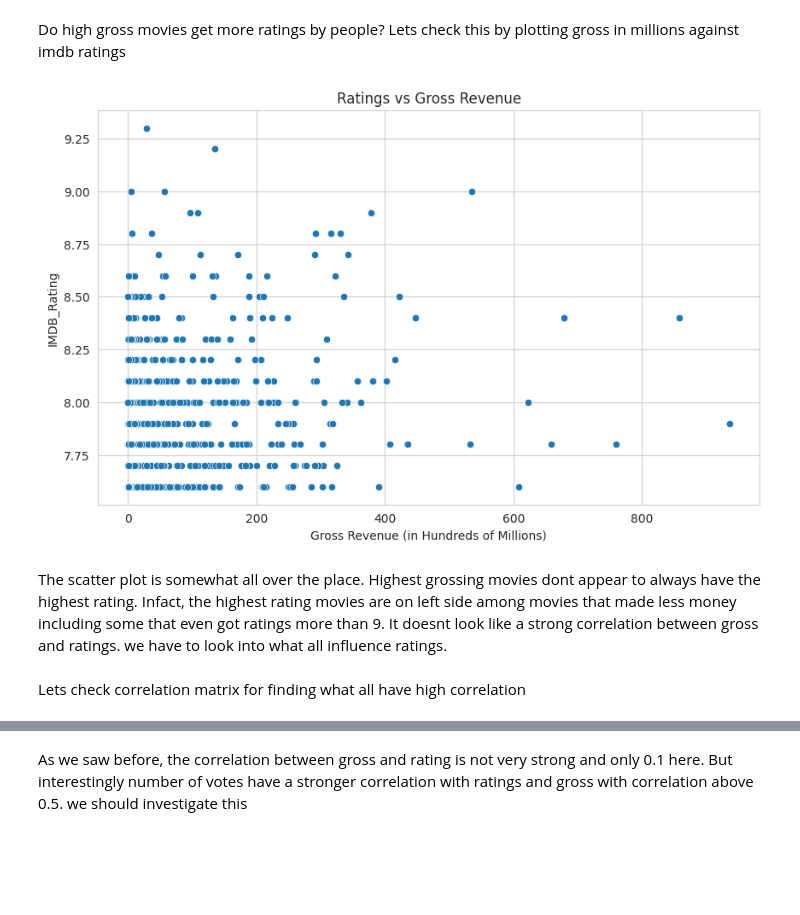
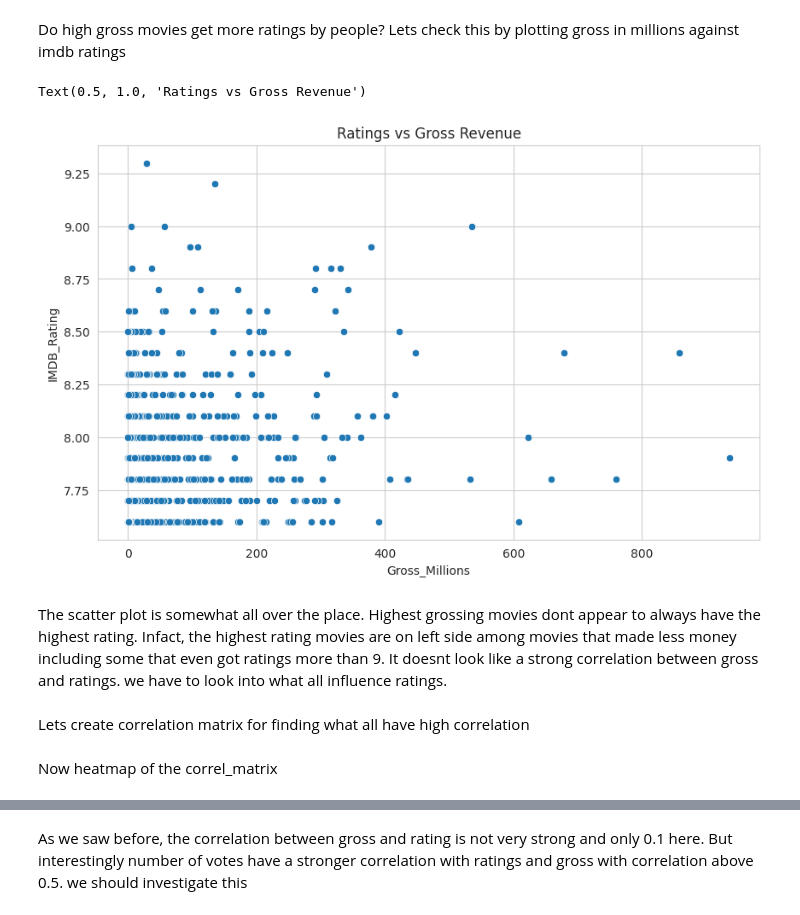
Before and after one commit to rahulkrishna-s/imdb-eda-notebooks, a Jupyter notebook: notebooks/imdb_eda.ipynb, the cells around one changed output, grey strips where cells are left out. Drawn from its saved outputs; the diff is of its cells as text; code cells hidden in the pictures; blank space fills up the shorter version.

```diff
--- a/notebooks/imdb_eda.ipynb
+++ b/notebooks/imdb_eda.ipynb
@@ -268,11 +273,10 @@ Do high gross movies get more ratings by people? Lets check this by plotting gro
 # %%
 sns.scatterplot(data=df, x='Gross_Millions', y='IMDB_Rating')
 plt.title('Ratings vs Gross Revenue')
-plt.xlabel('Gross Revenue (in Hundreds of Millions)')
-plt.show()
 # %% [output]
+Text(0.5, 1.0, 'Ratings vs Gross Revenue')
-[figure, old version]
+[figure, new version]
 # %% [markdown]
 The scatter plot is somewhat all over the place. Highest grossing movies dont appear to always have the highest rating. Infact, the highest rating movies are on left side among movies that made less money including some that even got ratings more than 9. It doesnt look like a strong correlation between gross and ratings. we have to look into what all influence ratings.
 # %% [markdown]
-Lets check correlation matrix for finding what all have high correlation
+Lets create correlation matrix for finding what all have high correlation
@@ -279 +285,3 @@ Lets check correlation matrix for finding what all have high correlation
+# %% [markdown]
+Now heatmap of the correl_matrix
 # %%
```
Also changed, not shown: parts of 19 cells of this notebook.
